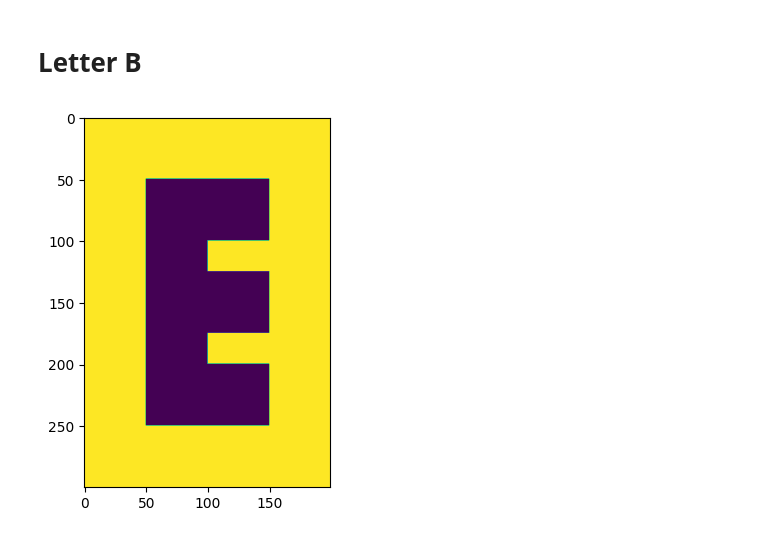
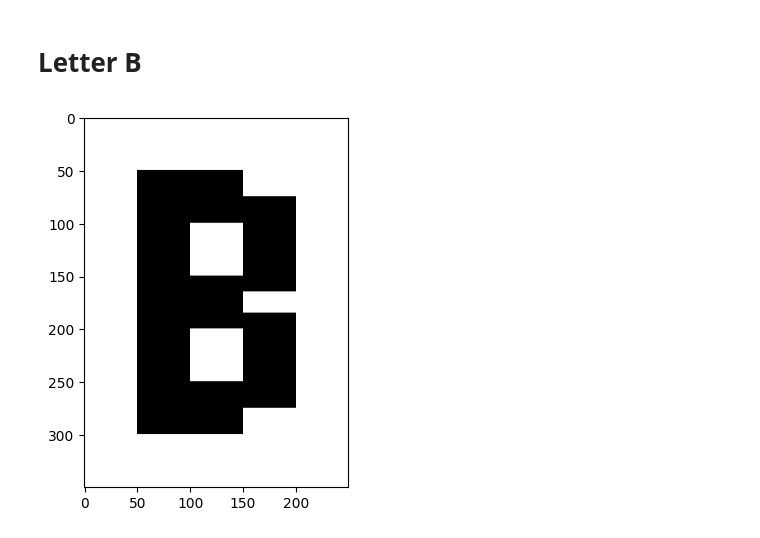
Before and after one commit to KyTranDE/Image-Proccessing, a Jupyter notebook: project1/project1.ipynb, the cells around one changed output. Cells and saved outputs as stored; diff of their text form; code cells hidden in the pictures.

```diff
--- a/project1/project1.ipynb
+++ b/project1/project1.ipynb
@@ -225,45 +186,39 @@ plt.show()
 [figure]
 # %% [markdown]
 # Letter B
-# %%
-import numpy as np
-import cv2
-
-def draw_letter_b(height=300, width=200, thickness=40):
-    """
-    Tạo và hiển thị chữ "B" trên một canvas màu đen.
-
-    Args:
-    - height (int): Chiều cao của canvas.
-    - width (int): Chiều rộng của canvas.
-    - thickness (int): Độ dày của chữ "B".
-
-    Returns:
-    - image (numpy.ndarray): Hình ảnh chứa chữ "B".
-    """
-    # Tạo canvas màu đen
-    image = np.zeros((height, width), dtype=np.uint8)
-
-    # Vẽ đường dọc của chữ "B"
-    cv2.rectangle(image, (50, 50), (50 + thickness, 250), 255, -1)
-
-    # Vẽ đường ngang phía trên của chữ "B"
-    cv2.rectangle(image, (50 + thickness, 50), (150, 50 + thickness), 255, -1)
-
-    # Vẽ đường ngang phía dưới của chữ "B"
-    cv2.rectangle(image, (50 + thickness, 250 - thickness), (150, 250), 255, -1)
-
-    # Vẽ đường ngang giữa của chữ "B"
-    cv2.rectangle(image, (50 + thickness, 150 - thickness // 2), (150, 150 + thickness // 2), 255, -1)
-
-    # Hiển thị hình ảnh
-    cv2.imshow("Letter B", image)
-    cv2.waitKey(0)
-    cv2.destroyAllWindows()
-
-    return image
-
-# Gọi hàm để vẽ chữ B
-draw_letter_b()
-# %% [output]
-[figure, removed]
+# %%
+def draw_letter_b_numpy(height=350, width=250):
+
+    img = np.ones((height, width), dtype=np.uint8) * 255
+    # Vẽ đường dọc của chữ B
+    for i in range(50, 300):
+        for j in range(50, 50 + 50):
+                img[i, j] = 0
+    # Vẽ đường ngang của chữ B
+    for i in range(50, 100):
+        for j in range(100, 150):
+            img[i, j] = 0
+
+    for i in range(150, 200):
+        for j in range(100, 150):
+            img[i, j] = 0
+
+    for i in range(250, 300):
+        for j in range(100, 150):
+            img[i, j] = 0
+    # Vẽ đường dọc cuối của chữ B
+    for i in range(75, 165):
+        for j in range(150, 200):
+            img[i, j] = 0
+
+    for i in range(185, 275):
+        for j in range(150, 200):
+            img[i, j] = 0
+
+    plt.imshow(img, cmap='gray')
+    plt.show()
+
+
+draw_letter_b_numpy()
+# %% [output]
+[figure, added]
```
Also changed, not shown: parts of 8 cells of this notebook, 3 other files.
